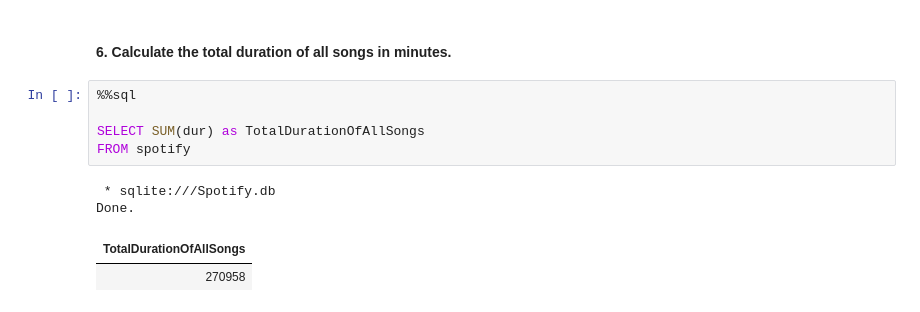
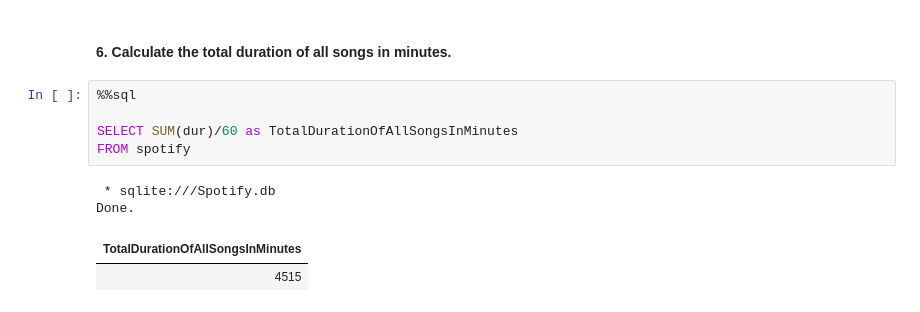
Before and after one commit to AneleMaphalala/NBA-Database-Analysis, a Jupyter notebook: spotify_analysis.ipynb, the cells around one changed output. Cells and saved outputs as stored; diff of their text form.

```diff
--- a/spotify_analysis.ipynb
+++ b/spotify_analysis.ipynb
@@ -182,10 +186,10 @@ Done.
 # %%
 %%sql
 
-SELECT SUM(dur) as TotalDurationOfAllSongs
+SELECT SUM(dur)/60 as TotalDurationOfAllSongsInMinutes
 FROM spotify
 # %% [output]
  * sqlite:///Spotify.db
 Done.
-| TotalDurationOfAllSongs |
-| 270958 |
+| TotalDurationOfAllSongsInMinutes |
+| 4515 |
```
Also changed, not shown: parts of 14 cells of this notebook, 1 other file.
